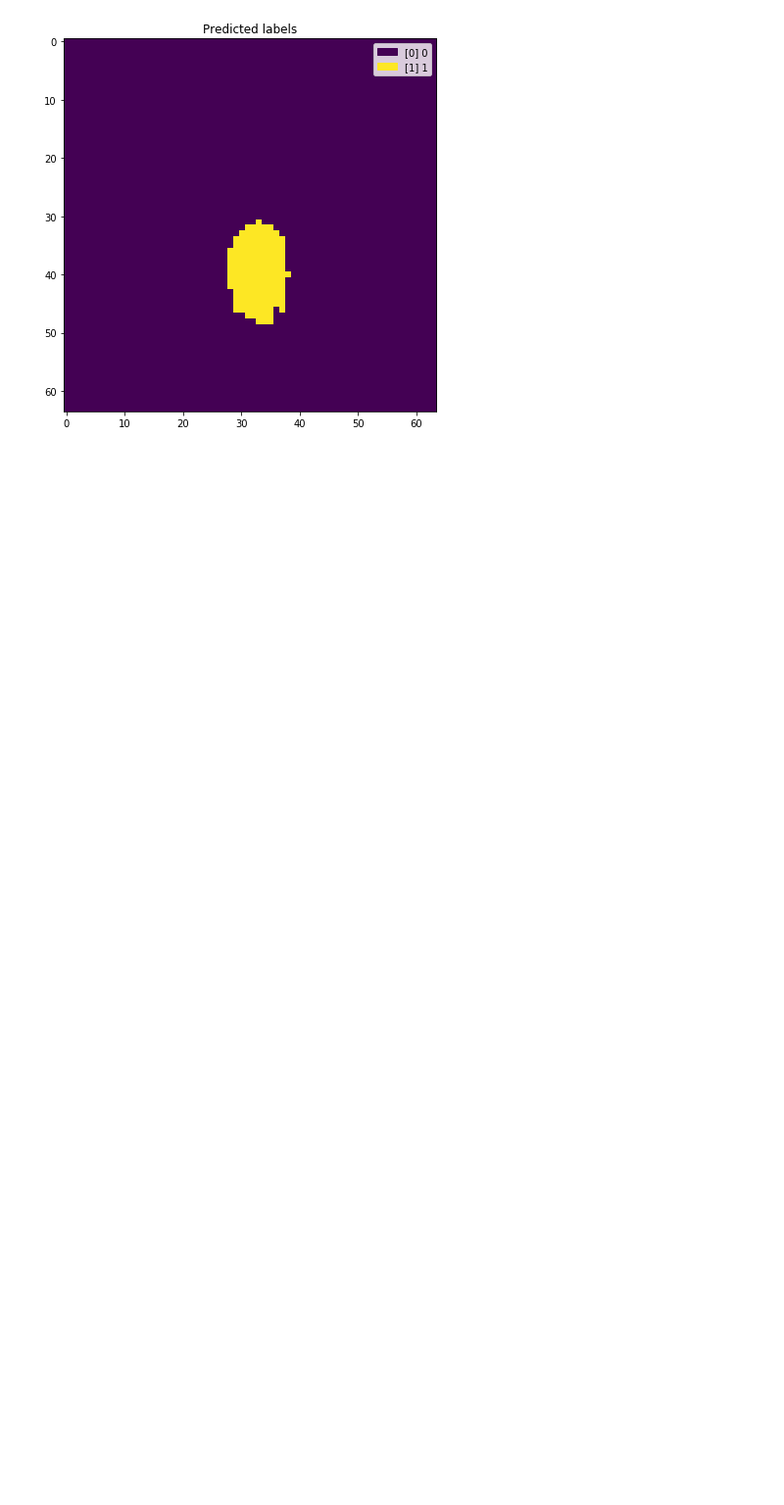
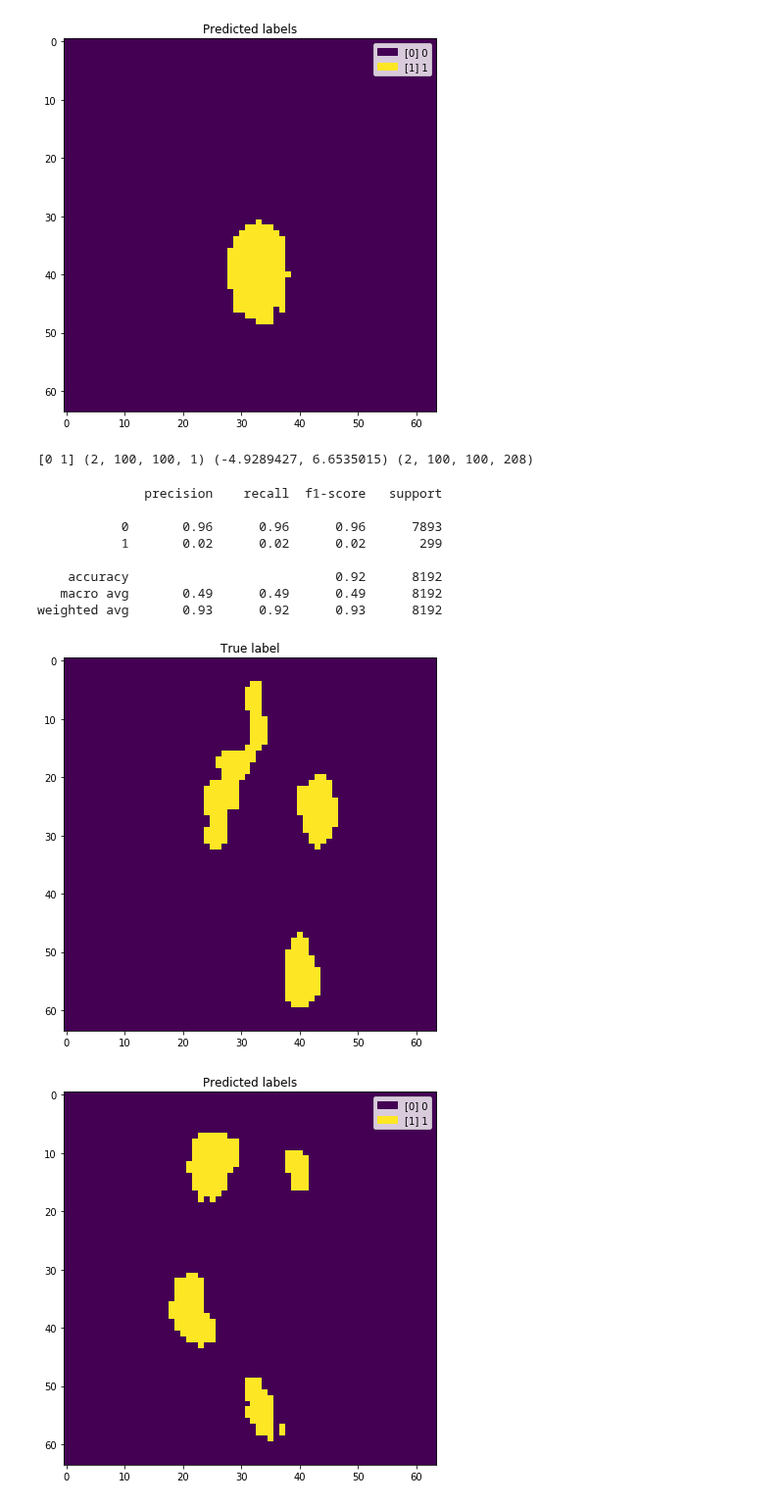
Before and after one commit to thortom/multispectral-chicken, a Jupyter notebook: EvaluateSpectralUNet.ipynb, the cells around one changed output. Shown at 98% size. Drawn from its saved outputs; the diff is of its cells as text; code cells hidden in the pictures; blank space fills up the shorter version.

```diff
--- a/EvaluateSpectralUNet.ipynb
+++ b/EvaluateSpectralUNet.ipynb
@@ -155,3 +154,34 @@ Epoch 00030: accuracy improved from 0.98828 to 0.98906, saving model to best-mod
 weighted avg       0.99      0.99      0.99    143360
 [figure]
 [figure]
+# %%
+# Load the real dataset
+dataset_folder = "data/tomra"
+obvious_plastics = ["20200213_120044_FM_fillet_repeat_sample_B_32", "20200213_120111_FM_fillet_repeat_sample_B_33", "20200213_120158_FM_fillet_repeat_sample_B_34", "20200213_120308_FM_fillet_repeat_sample_B_36", "20200213_120339_FM_fillet_repeat_sample_B_37", "20200213_120359_FM_fillet_repeat_sample_B_38"]
+X, Y, info = mypackage.Dataset.load_files(obvious_plastics, dataset_folder, only_one_contaminant_type=True)
+# X = np.log10(1 / X) # Convert to absorbance units
+
+Y[Y == 1] = 2 # Mark the belt as plastic
+Y -= 2 # Start at 0
+X_train, X_test, Y_train, Y_test = mypackage.Dataset.train_test_split(X, Y, testRatio=0.3)
+
+X_test, X_train = mypackage.Dataset.scale(X_test, X_train, scale='GlobalStandardization')
+# X_test, X_train = mypackage.Dataset.PCA(X_test, X_train, n_components=3, plot=True, whiten=True)
+
+print(np.unique(Y_test), Y_test.shape, (X_test.min(), X_test.max()), X_test.shape)
+# %% [output]
+[0 1] (2, 100, 100, 1) (-4.9289427, 6.6535015) (2, 100, 100, 208)
+# %%
+unet = mypackage.MyUnet.UNet(X_train, Y_train, saved_mode_name="best-model.hdf5")
+unet.predict(X_test, Y_labels=Y_test)
+# %% [output]
+              precision    recall  f1-score   support
+
+           0       0.96      0.96      0.96      7893
+           1       0.02      0.02      0.02       299
+
+    accuracy                           0.92      8192
+   macro avg       0.49      0.49      0.49      8192
+weighted avg       0.93      0.92      0.93      8192
+[figure, added]
+[figure, added]
```
Also changed, not shown: parts of 7 cells of this notebook, 6 other files.
